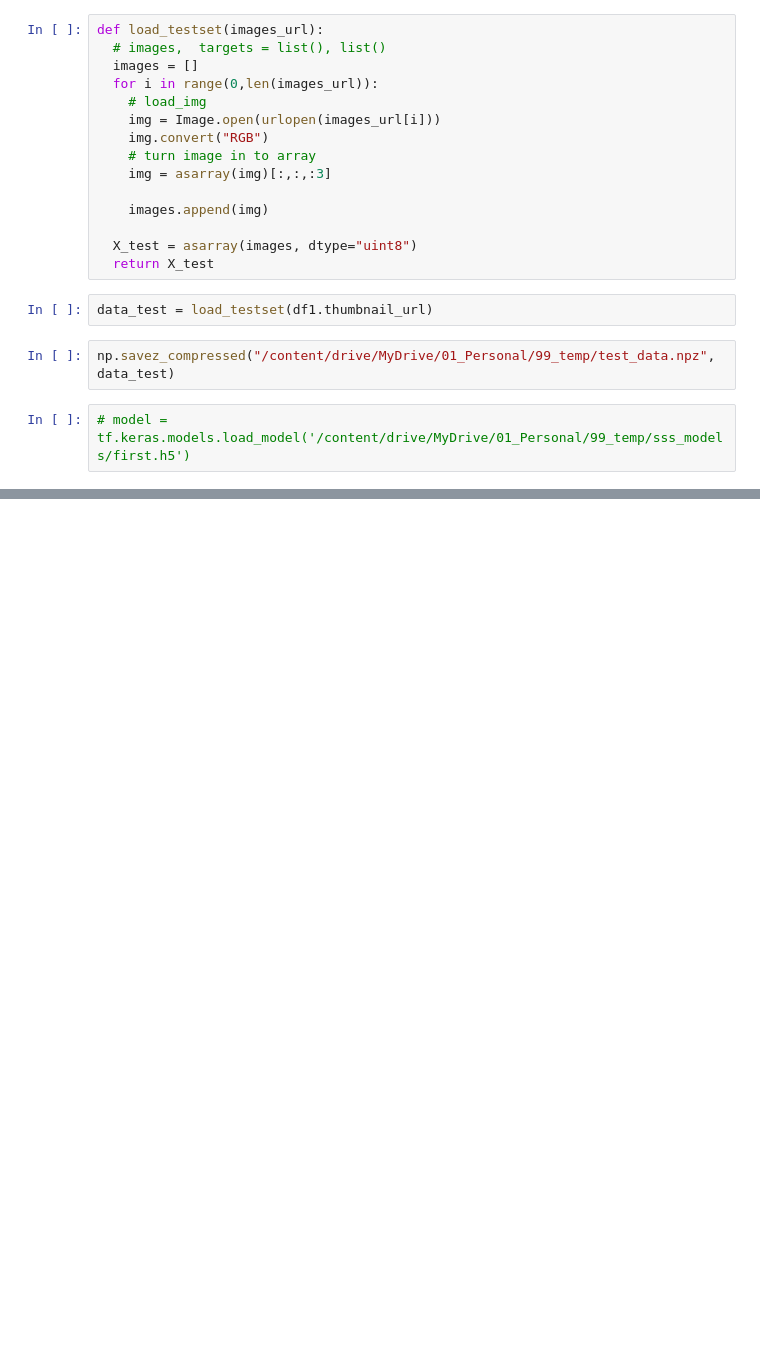
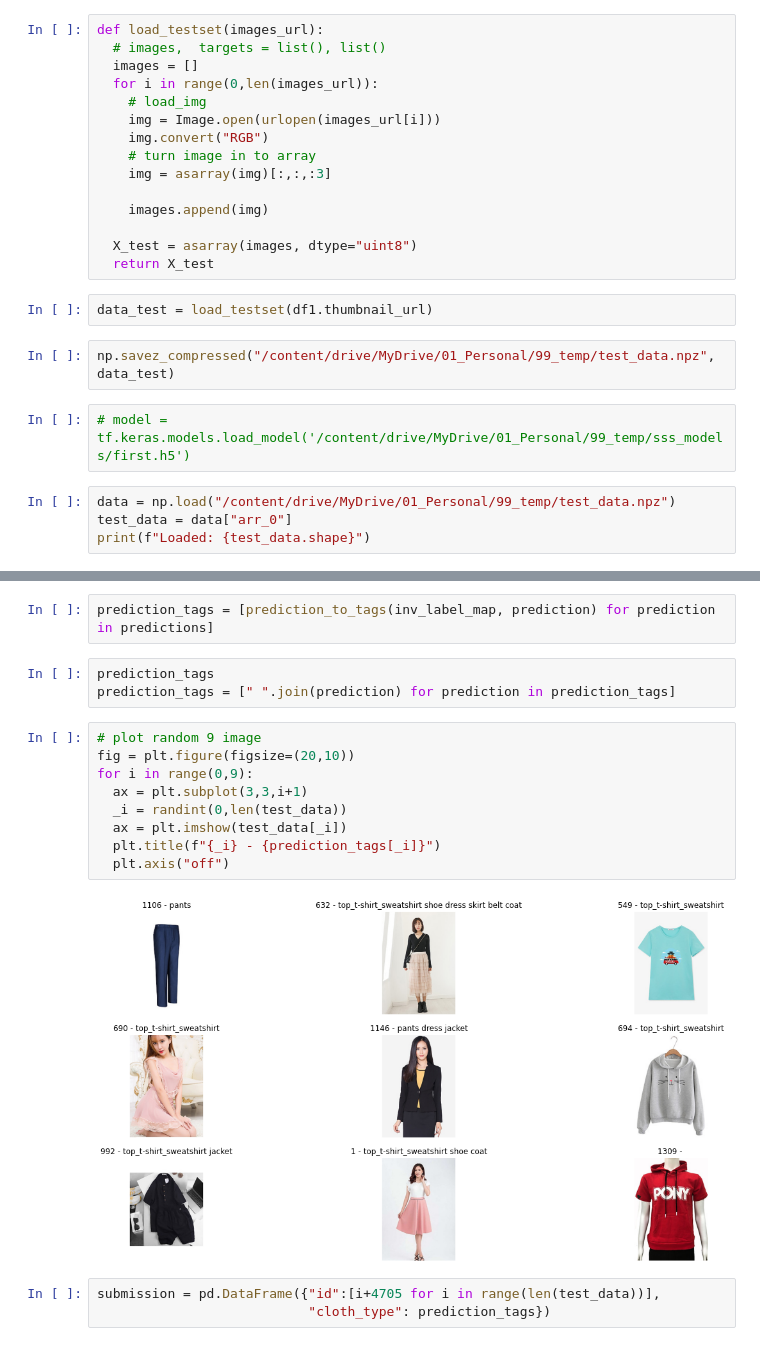
Before and after one commit to truongthuanr/transfer, a Jupyter notebook: 08_SSSMarket_truongthuan_2.ipynb, the cells around one changed output, grey strips where cells are left out. Drawn from its saved outputs; the diff is of its cells as text; blank space fills up the shorter version.

```diff
--- a/08_SSSMarket_truongthuan_2.ipynb
+++ b/08_SSSMarket_truongthuan_2.ipynb
@@ -394,3 +411,7 @@ data_test = load_testset(df1.thumbnail_url)
 np.savez_compressed("/content/drive/MyDrive/01_Personal/99_temp/test_data.npz", data_test)
 # %%
 # model = tf.keras.models.load_model('/content/drive/MyDrive/01_Personal/99_temp/sss_models/first.h5')
+# %%
+data = np.load("/content/drive/MyDrive/01_Personal/99_temp/test_data.npz")
+test_data = data["arr_0"]
+print(f"Loaded: {test_data.shape}")
@@ -409,0 +433,19 @@ plt.imshow(data_test[8])
+# %%
+prediction_tags = [prediction_to_tags(inv_label_map, prediction) for prediction in predictions]
+# %%
+prediction_tags
+prediction_tags = [" ".join(prediction) for prediction in prediction_tags]
+# %%
+# plot random 9 image
+fig = plt.figure(figsize=(20,10))
+for i in range(0,9):
+  ax = plt.subplot(3,3,i+1)
+  _i = randint(0,len(test_data))
+  ax = plt.imshow(test_data[_i])
+  plt.title(f"{_i} - {prediction_tags[_i]}")
+  plt.axis("off")
+# %% [output]
+[figure, added]
+# %%
+submission = pd.DataFrame({"id":[i+4705 for i in range(len(test_data))],
+                           "cloth_type": prediction_tags})
```
Also changed, not shown: parts of 21 cells of this notebook.
